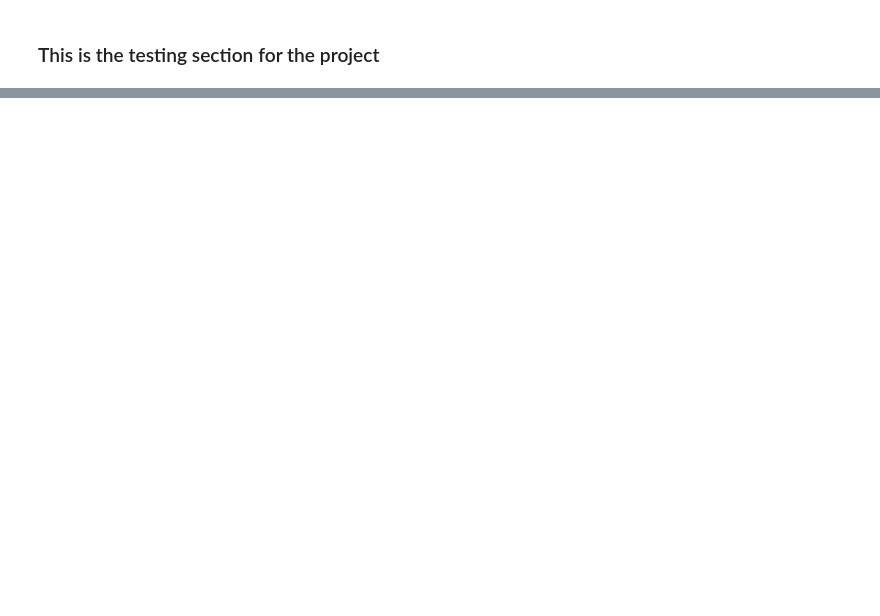
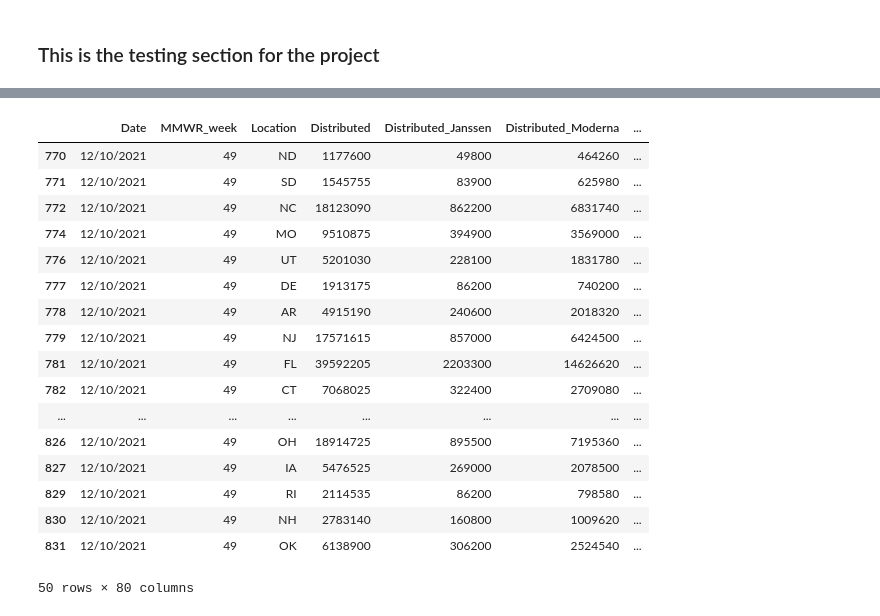
Before and after one commit to CinnamonDaLite/Capstone_Project, a Jupyter notebook: tester.ipynb, the cells around one changed output, grey strips where cells are left out. Cells and saved outputs as stored; diff of their text form; code cells hidden in the pictures; blank space fills up the shorter version.

```diff
--- a/tester.ipynb
+++ b/tester.ipynb
@@ -53,0 +24,44 @@ vax_types_2021
+# %%
+vax_total = pd.read_csv('COVID-19_Vaccinations_in_the_United_States_Jurisdiction.csv',
+                        low_memory = False)
+# %%
+vax_total = vax_total[vax_total['Date'] == '12/10/2021']
+# %%
+vax_total = vax_total[(vax_total['Location'] == 'AL') | (vax_total['Location'] == 'AK') | (vax_total['Location'] == 'AZ') |
+                 (vax_total['Location'] == 'AR') | (vax_total['Location'] == 'CA') | (vax_total['Location'] == 'CO') |
+                 (vax_total['Location'] == 'CT') | (vax_total['Location'] == 'DE') | (vax_total['Location'] == 'FL') |
+                 (vax_total['Location'] == 'GA') | (vax_total['Location'] == 'HI') | (vax_total['Location'] == 'ID') |
+                 (vax_total['Location'] == 'IL') | (vax_total['Location'] == 'IN') | (vax_total['Location'] == 'IA') |
+                 (vax_total['Location'] == 'KS') | (vax_total['Location'] == 'KY') | (vax_total['Location'] == 'LA') |
+                 (vax_total['Location'] == 'ME') | (vax_total['Location'] == 'MD') | (vax_total['Location'] == 'MA') |
+                 (vax_total['Location'] == 'MI') | (vax_total['Location'] == 'MN') | (vax_total['Location'] == 'MS') |
+                 (vax_total['Location'] == 'MO') | (vax_total['Location'] == 'MT') | (vax_total['Location'] == 'NE') |
+                 (vax_total['Location'] == 'NV') | (vax_total['Location'] == 'NH') | (vax_total['Location'] == 'NJ') |
+                 (vax_total['Location'] == 'NM') | (vax_total['Location'] == 'NY') | (vax_total['Location'] == 'NC') |
+                 (vax_total['Location'] == 'ND') | (vax_total['Location'] == 'OH') | (vax_total['Location'] == 'OK') |
+                 (vax_total['Location'] == 'OR') | (vax_total['Location'] == 'PA') | (vax_total['Location'] == 'RI') |
+                 (vax_total['Location'] == 'SC') | (vax_total['Location'] == 'SD') | (vax_total['Location'] == 'TN') |
+                 (vax_total['Location'] == 'TX') | (vax_total['Location'] == 'UT') | (vax_total['Location'] == 'VT') |
+                 (vax_total['Location'] == 'VA') | (vax_total['Location'] == 'WA') | (vax_total['Location'] == 'WV') |
+                 (vax_total['Location'] == 'WI') | (vax_total['Location'] == 'WY')] #getting each of the states
+# %%
+vax_total
+# %% [output]
+|  | Date | MMWR_week | Location | Distributed | Distributed_Janssen | Distributed_Moderna | ... |
+| 770 | 12/10/2021 | 49 | ND | 1177600 | 49800 | 464260 | ... |
+| 771 | 12/10/2021 | 49 | SD | 1545755 | 83900 | 625980 | ... |
+| 772 | 12/10/2021 | 49 | NC | 18123090 | 862200 | 6831740 | ... |
+| 774 | 12/10/2021 | 49 | MO | 9510875 | 394900 | 3569000 | ... |
+| 776 | 12/10/2021 | 49 | UT | 5201030 | 228100 | 1831780 | ... |
+| 777 | 12/10/2021 | 49 | DE | 1913175 | 86200 | 740200 | ... |
+| 778 | 12/10/2021 | 49 | AR | 4915190 | 240600 | 2018320 | ... |
+| 779 | 12/10/2021 | 49 | NJ | 17571615 | 857000 | 6424500 | ... |
+| 781 | 12/10/2021 | 49 | FL | 39592205 | 2203300 | 14626620 | ... |
+| 782 | 12/10/2021 | 49 | CT | 7068025 | 322400 | 2709080 | ... |
+| ... | ... | ... | ... | ... | ... | ... | ... |
+| 826 | 12/10/2021 | 49 | OH | 18914725 | 895500 | 7195360 | ... |
+| 827 | 12/10/2021 | 49 | IA | 5476525 | 269000 | 2078500 | ... |
+| 829 | 12/10/2021 | 49 | RI | 2114535 | 86200 | 798580 | ... |
+| 830 | 12/10/2021 | 49 | NH | 2783140 | 160800 | 1009620 | ... |
+| 831 | 12/10/2021 | 49 | OK | 6138900 | 306200 | 2524540 | ... |
+50 rows × 80 columns
```
Also changed, not shown: parts of 13 cells of this notebook, 5 other files.
